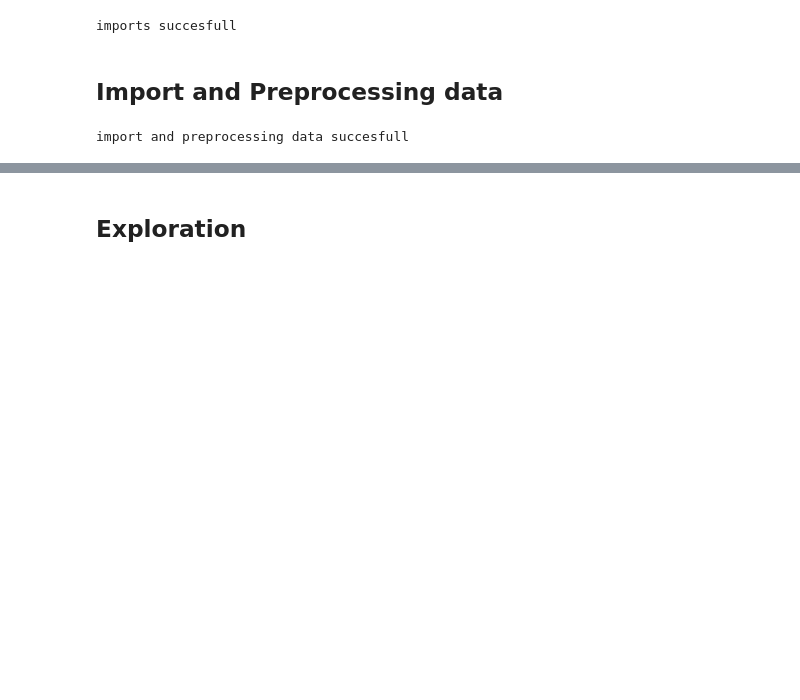
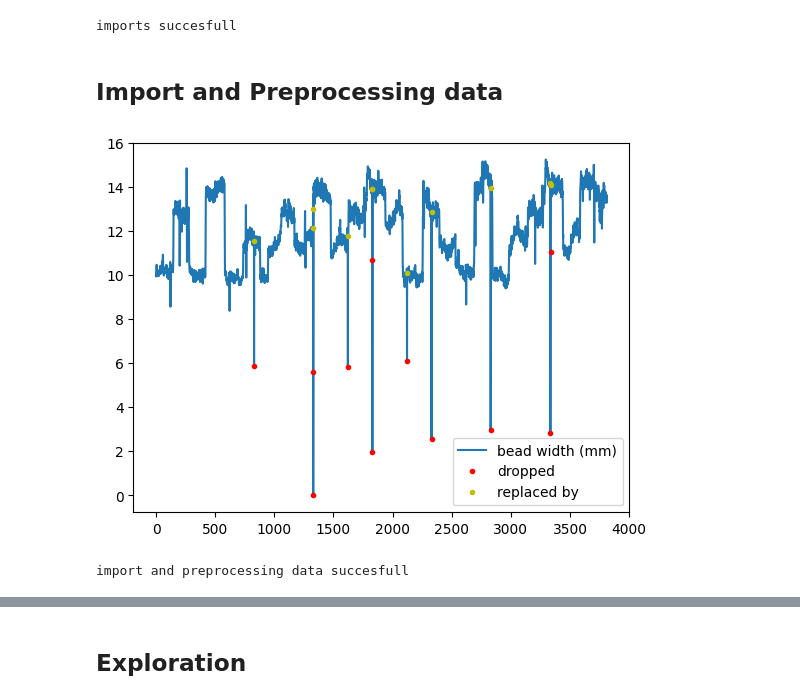
Before and after one commit to joostzaalberg/CEAD_ml, a Jupyter notebook: scripts/exploration.ipynb, the cells around one changed output, grey strips where cells are left out. Cells and saved outputs as stored; diff of their text form; code cells hidden in the pictures; blank space fills up the shorter version.

```diff
--- a/scripts/exploration.ipynb
+++ b/scripts/exploration.ipynb
@@ -44,16 +42,13 @@ pd.set_option('display.min_rows', 50)
 # %%
 # Defining import variables, _s stands for small
 loc_s = '../data/dataset_small_23-09_14.04.45-14.17.30.csv'
 start_s = '2022-09-23 14:04:45.000'
 end_s = '2022-09-23 14:17:30.000'
 
 # import, filter and outlier replacement on bead_width (mm)
-df_s = import_csv_filt(loc_s, start_s, end_s, plot_outliers=False)
-
-# choose which columns to keep
-columns_to_keep = ['bead_width (mm)', 'screw_rpm (RPM)']
-df_s = df_s[columns_to_keep]
+df_s = import_csv_filt(loc_s, start_s, end_s, plot_outliers=True)
 
 print('import and preprocessing data succesfull')
 # %% [output]
+[figure, added]
 import and preprocessing data succesfull
```
Also changed, not shown: parts of 8 cells of this notebook, 2 other files.
